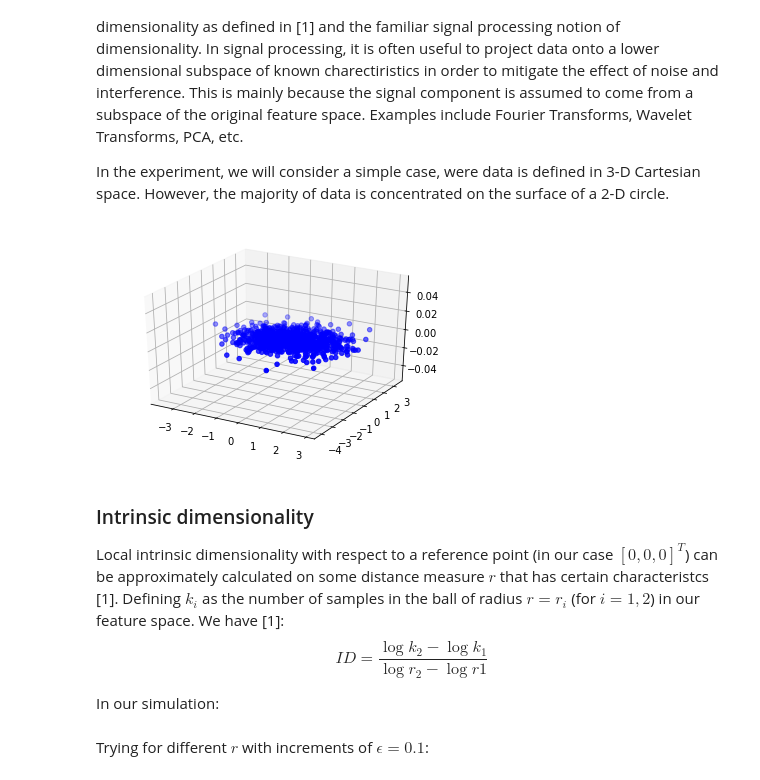
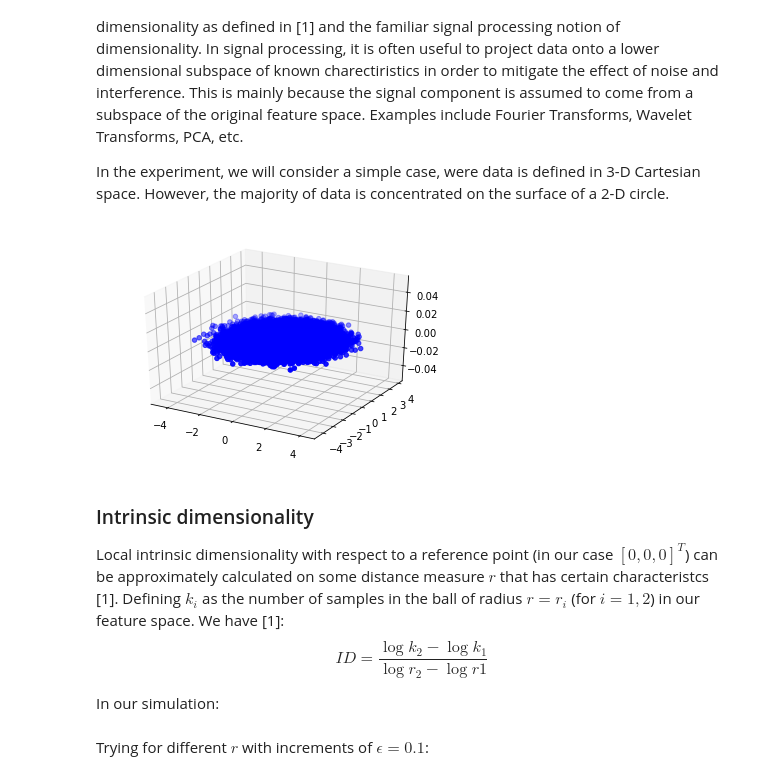
Before and after one commit to idnavid/misc, a Jupyter notebook: intrinsic_dimensionality.ipynb, the cells around one changed output. Saved outputs shown, nothing was run; the diff lists cells and outputs as text; code cells hidden in the pictures.

```diff
--- a/intrinsic_dimensionality.ipynb
+++ b/intrinsic_dimensionality.ipynb
@@ -7,26 +7,27 @@ This document is to designed to understand the connection between intrinsic dime
 In the experiment, we will consider a simple case, were data is defined in 3-D Cartesian space. However, the majority of data is concentrated on the surface of a 2-D circle.
 # %%
 import numpy as np
-n = 1000
+n = 100000
 x = np.random.randn(n,1)
 y = np.random.randn(n,1)
 z = np.zeros((n,1))
 X = np.hstack((x,y,z))
-
+X=np.random.randn(n,4)
+X[:,2] = 0*X[:,2]
 import matplotlib.pyplot as plt
 from mpl_toolkits.mplot3d import Axes3D
 
 fig = plt.figure()
 ax = fig.add_subplot(111, projection='3d')
 ax.scatter(X[:,0],X[:,1],X[:,2],color='b')
 plt.show()
 # %% [output]
-[figure, old version]
+[figure, new version]
 # %% [markdown]
 ### Intrinsic dimensionality
 Local intrinsic dimensionality with respect to a reference point (in our case $[0,0,0]^T$) can be approximately calculated on some distance measure $r$ that has certain characteristcs [1]. Defining $k_i$ as the number of samples in the ball of radius $r=r_i$ (for $i=1,2$) in our feature space. We have [1]:
 $$
-ID = \frac{\log k_2-\log k_1}{\log r_2-\log r1}
+ID = \frac{\log k_2 − \log k_1}{\log r_2 − \log r1}
 $$
 
 In our simulation:
```
Also changed, not shown: parts of 4 cells of this notebook.
